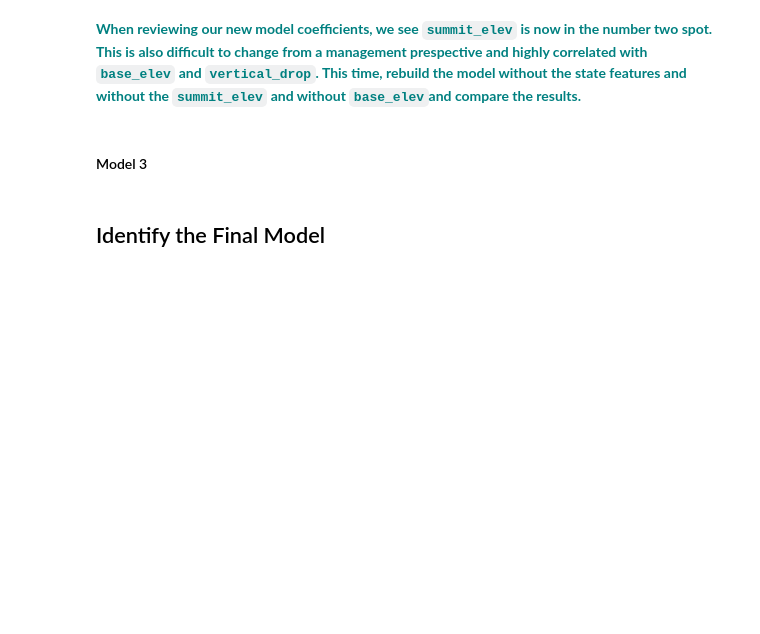
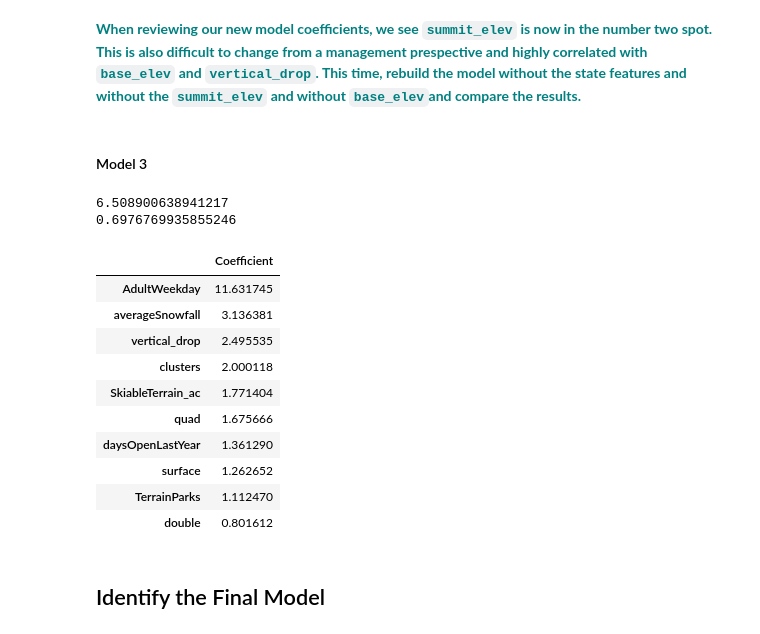
Before and after one commit to yoyo6022/Guided_Capstone, a Jupyter notebook: DataWrangling/notebook/GuidedCapstoneStep5.ipynb, the cells around one changed output. Saved outputs shown, nothing was run; the diff lists cells and outputs as text; code cells hidden in the pictures; blank space fills up the shorter version.

```diff
--- a/DataWrangling/notebook/GuidedCapstoneStep5.ipynb
+++ b/DataWrangling/notebook/GuidedCapstoneStep5.ipynb
@@ -220,6 +274,43 @@ Hint: Try to construct another model using exactly the steps we followed above.
 **<font color='teal'> When reviewing our new model coefficients, we see `summit_elev` is now in the number two spot. This is also difficult to change from a management prespective and highly correlated with `base_elev` and `vertical_drop`.  This time, rebuild the model without the state features and without the `summit_elev` and without `base_elev`and compare the results. </font>**
 # %% [markdown]
 #### Model 3
+# %%
+file = 'step3_output.csv'
+df = pd.read_csv(file)
+# %%
+from sklearn import preprocessing
+X = df.drop(['Name','AdultWeekend','state','summit_elev'], axis=1)
+y = df.AdultWeekend
+scaler = preprocessing.StandardScaler().fit(X)
+X_scaled = scaler.transform(X)
+# %%
+y = y.ravel()
+X_train, X_test, y_train, y_test = train_test_split(X_scaled, y, test_size=0.4, random_state=5)
+
+lm = LinearRegression()
+model = lm.fit(X_train,y_train)
+y_pred = model.predict(X_test)
+# %%
+print(mean_absolute_error(y_test, y_pred))
+print(explained_variance_score(y_test, y_pred))
+# %% [output]
+6.508900638941217
+0.6976769935855246
+# %%
+coeff_df = pd.DataFrame(abs(lm.coef_), X.columns, columns=['Coefficient'])
+coeff_df.sort_values(by=['Coefficient'],ascending=False).head(10)
+# %% [output]
+|  | Coefficient |
+| AdultWeekday | 11.631745 |
+| averageSnowfall | 3.136381 |
+| vertical_drop | 2.495535 |
+| clusters | 2.000118 |
+| SkiableTerrain_ac | 1.771404 |
+| quad | 1.675666 |
+| daysOpenLastYear | 1.361290 |
+| surface | 1.262652 |
+| TerrainParks | 1.112470 |
+| double | 0.801612 |
 # %% [markdown]
 ## Identify the Final Model
 # %% [markdown]
```
Also changed, not shown: parts of 18 cells of this notebook.
